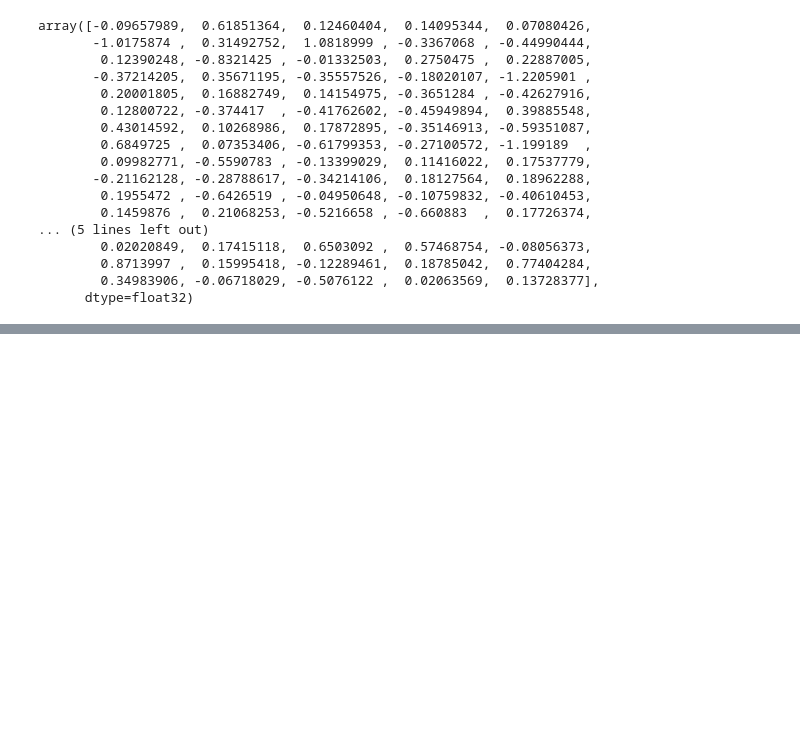
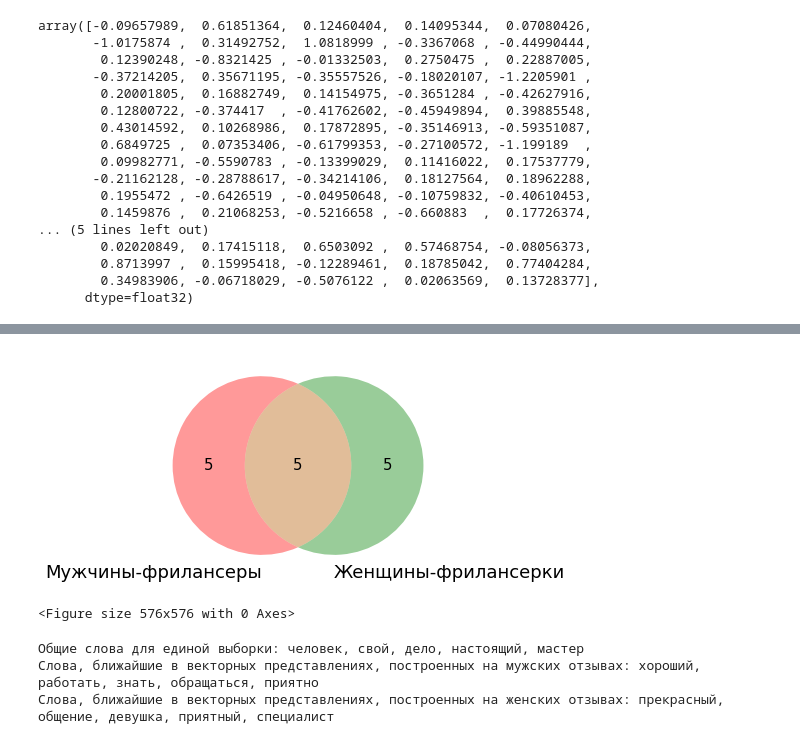
Before and after one commit to nezubkova/nlp-gender, a Jupyter notebook: analysis.ipynb, the cells around one changed output, grey strips where cells are left out. Cells and saved outputs as stored; diff of their text form; code cells hidden in the pictures; blank space fills up the shorter version.

```diff
--- a/analysis.ipynb
+++ b/analysis.ipynb
@@ -597,0 +627,16 @@ array([-0.09657989,  0.61851364,  0.12460404,  0.14095344,  0.07080426,
+# %%
+male = set(list(map(lambda x: x[0], model1.wv.most_similar('профессионал'))))
+female = set(list(map(lambda x: x[0], model2.wv.most_similar('профессионал'))))
+
+c = venn2([male, female], ('Мужчины-фрилансеры', 'Женщины-фрилансерки'))
+plt.figure(figsize=(8,8))
+plt.show()
+print(f'Общие слова для единой выборки: {", ".join(list(set(female) & set(male)))}')
+print(f'Слова, ближайшие в векторных представлениях, построенных на мужских отзывах: {", ".join(list(set(male) - set(female)))}')
+print(f'Слова, ближайшие в векторных представлениях, построенных на женских отзывах: {", ".join(list(set(female) - set(male)))}')
+# %% [output]
+[figure, added]
+<Figure size 576x576 with 0 Axes>
+Общие слова для единой выборки: человек, свой, дело, настоящий, мастер
+Слова, ближайшие в векторных представлениях, построенных на мужских отзывах: хороший, работать, знать, обращаться, приятно
+Слова, ближайшие в векторных представлениях, построенных на женских отзывах: прекрасный, общение, девушка, приятный, специалист
```
Also changed, not shown: parts of 7 cells of this notebook.
